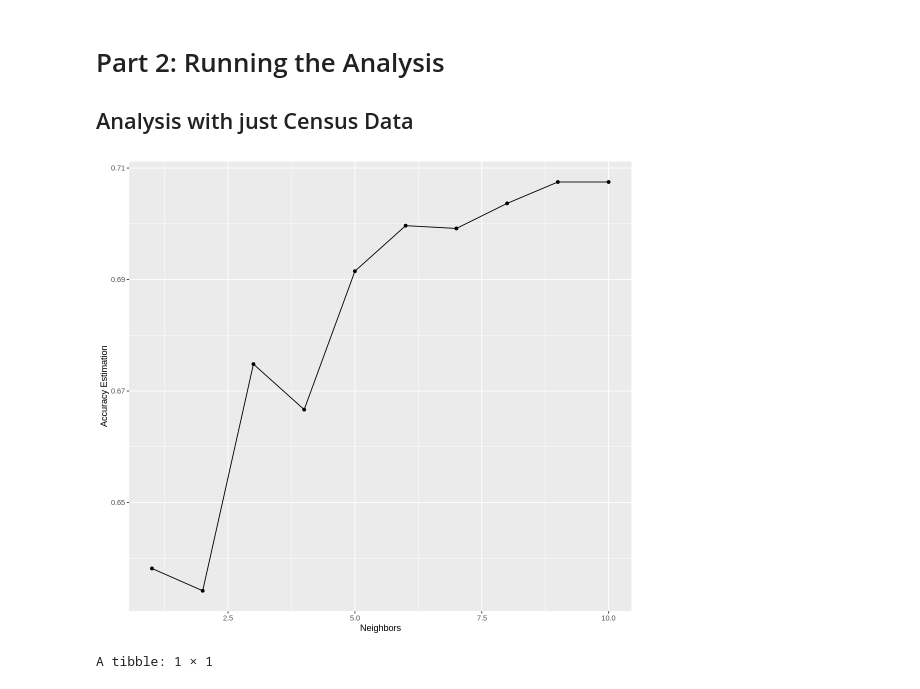
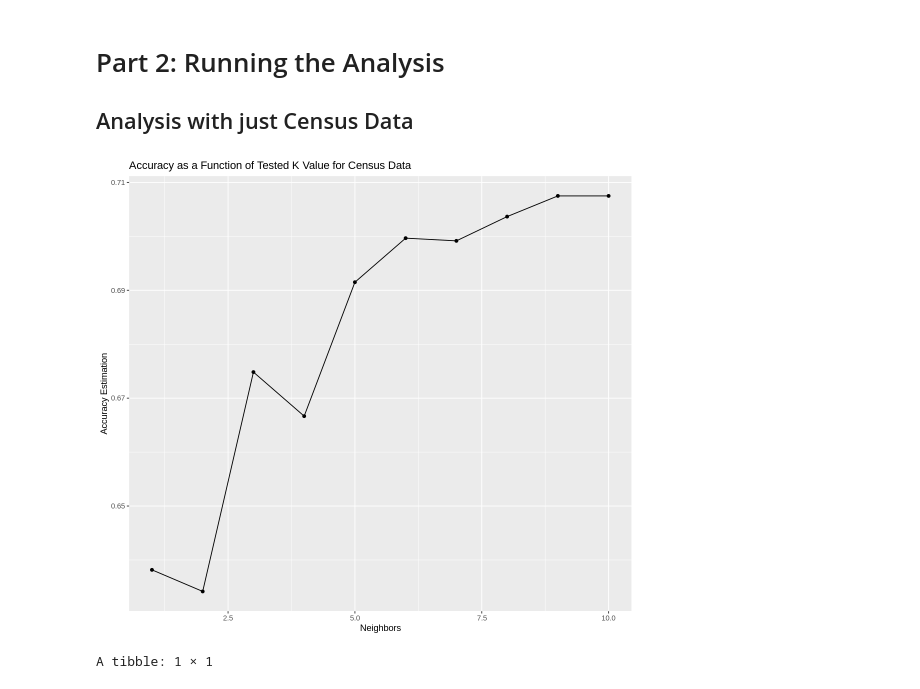
Before and after one commit to Phoebeml/Group20_DSCI100, a Jupyter notebook: Group20Project.ipynb, the cells around one changed output. Drawn from its saved outputs; the diff is of its cells as text; code cells hidden in the pictures.

Commit message:
Added titles to Graphs of Ks

```diff
--- a/Group20Project.ipynb
+++ b/Group20Project.ipynb
@@ -221,35 +221,36 @@ heart_recipe_census <- recipe(num ~ ., data = heart_train_census) |>
 #make a vfold
 heart_vfold_census <- vfold_cv(heart_train_census, v =5, strata = num)
 
 #make a tuning spec
 heart_spec_tune_census <- nearest_neighbor(weight_func = "rectangular",
                                    neighbors = tune()) |>
     set_engine("kknn") |>
     set_mode("classification")
 
 # make tibble of K values to try
 k_vals <- tibble(neighbors = seq(from = 1, to = 10, by = 1))
 
 #collect metrics
 heart_workflow_census <- workflow() |>
        add_recipe(heart_recipe_census) |>
        add_model(heart_spec_tune_census)|>
        tune_grid(resamples = heart_vfold_census, grid = k_vals)
 
 accuracies_census <- heart_workflow_census |>
        collect_metrics() |> #sum of the SD and the mean
        filter(.metric == "accuracy")
 
 #plot the accuracies
 accuracy_vs_k_census <- ggplot(accuracies_census, aes(x = neighbors, y= mean)) +
        geom_point() +
        geom_line() +
-      labs(x= "Neighbors", y = "Accuracy Estimation")
+        labs(x= "Neighbors", y = "Accuracy Estimation") +
+        ggtitle("Accuracy as a Function of Tested K Value for Census Data")
 accuracy_vs_k_census
 
 #at this point we evaluate the accuracy of the model below to choose the best K
 # %% [output]
-[figure, old version]
+[figure, new version]
 # %%
 #We now create a model using the best K chosen from above
 set.seed(4200)
```
Also changed, not shown: parts of 2 cells of this notebook.
